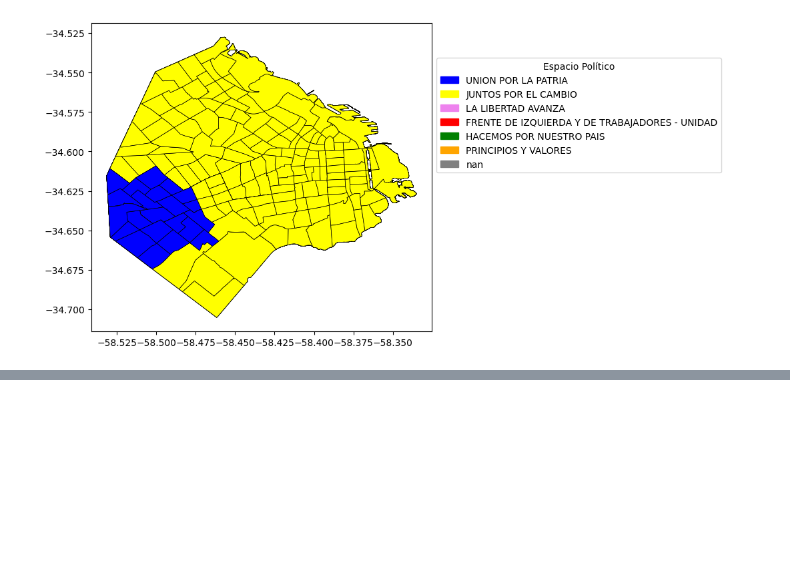
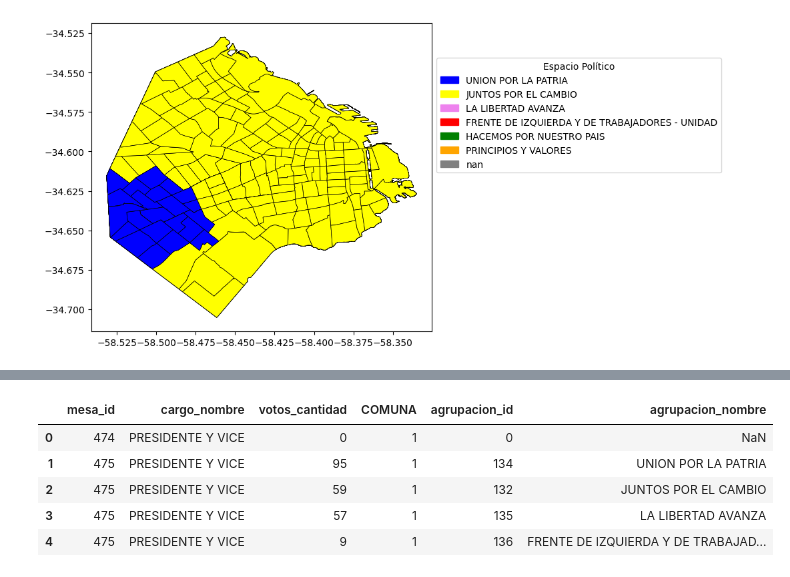
Before and after one commit to nicolasfaccini/Analisis-Elecciones-Generales-2023-Python, a Jupyter notebook: TrabajoGeneral.ipynb, the cells around one changed output, grey strips where cells are left out. Drawn from its saved outputs; the diff is of its cells as text; code cells hidden in the pictures; blank space fills up the shorter version.

```diff
--- a/TrabajoGeneral.ipynb
+++ b/TrabajoGeneral.ipynb
@@ -617,3 +617,24 @@ Ahora, buscamos la forma de tomar los datos unicamente para caba. Vemos los IDs
 
 ![screenshot_provDataset.png](attachment:screenshot_provDataset.png)
 ![screenshot_dptoDataset.png](attachment:screenshot_dptoDataset.png)
+# %%
+# Filtrar por 'cargo_nombre' igual a 'PRESIDENTE Y VICE'
+df_presidente = df_combinado[df_combinado['cargo_nombre'] == 'PRESIDENTE Y VICE']
+
+# Seleccionar las columnas requeridas
+nuevo_df = df_presidente[['mesa_id', 'cargo_nombre', 'votos_cantidad', 'COMUNA', 'agrupacion_id', 'agrupacion_nombre']]
+
+# Eliminar filas duplicadas
+df_analisis = nuevo_df.drop_duplicates()
+
+# Restablecer el índice y asignar el resultado de vuelta al DataFrame
+df_analisis = df_analisis.reset_index(drop=True)
+
+df_analisis.head()
+# %% [output]
+|  | mesa_id | cargo_nombre | votos_cantidad | COMUNA | agrupacion_id | agrupacion_nombre |
+| 0 | 474 | PRESIDENTE Y VICE | 0 | 1 | 0 | NaN |
+| 1 | 475 | PRESIDENTE Y VICE | 95 | 1 | 134 | UNION POR LA PATRIA |
+| 2 | 475 | PRESIDENTE Y VICE | 59 | 1 | 132 | JUNTOS POR EL CAMBIO |
+| 3 | 475 | PRESIDENTE Y VICE | 57 | 1 | 135 | LA LIBERTAD AVANZA |
+| 4 | 475 | PRESIDENTE Y VICE | 9 | 1 | 136 | FRENTE DE IZQUIERDA Y DE TRABAJAD... |
```
